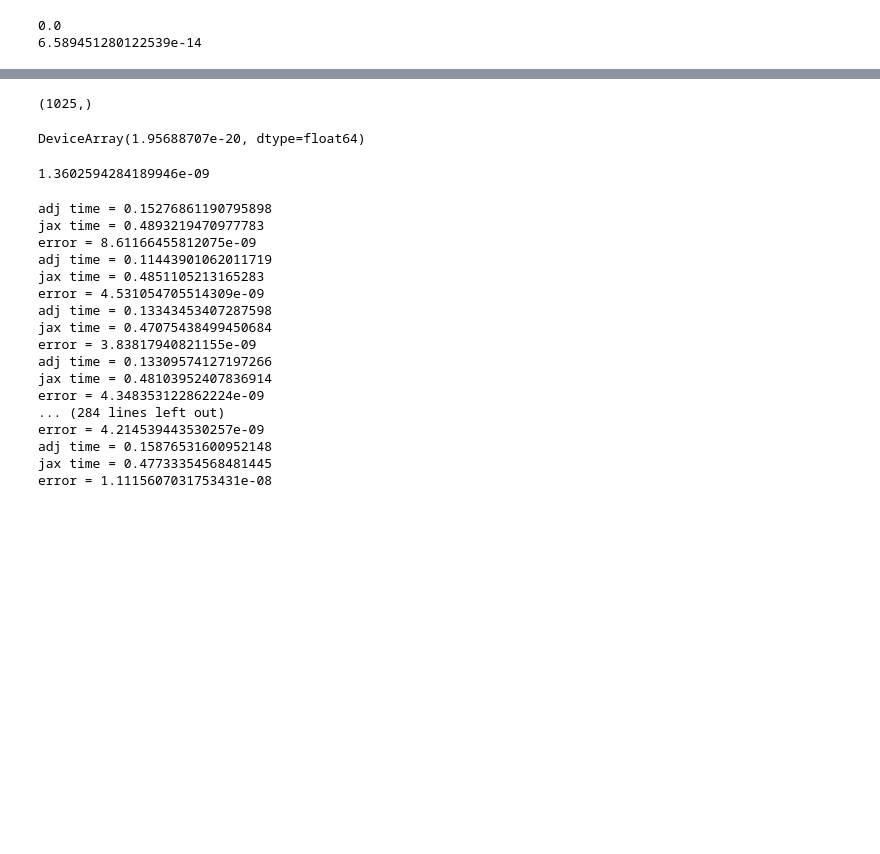
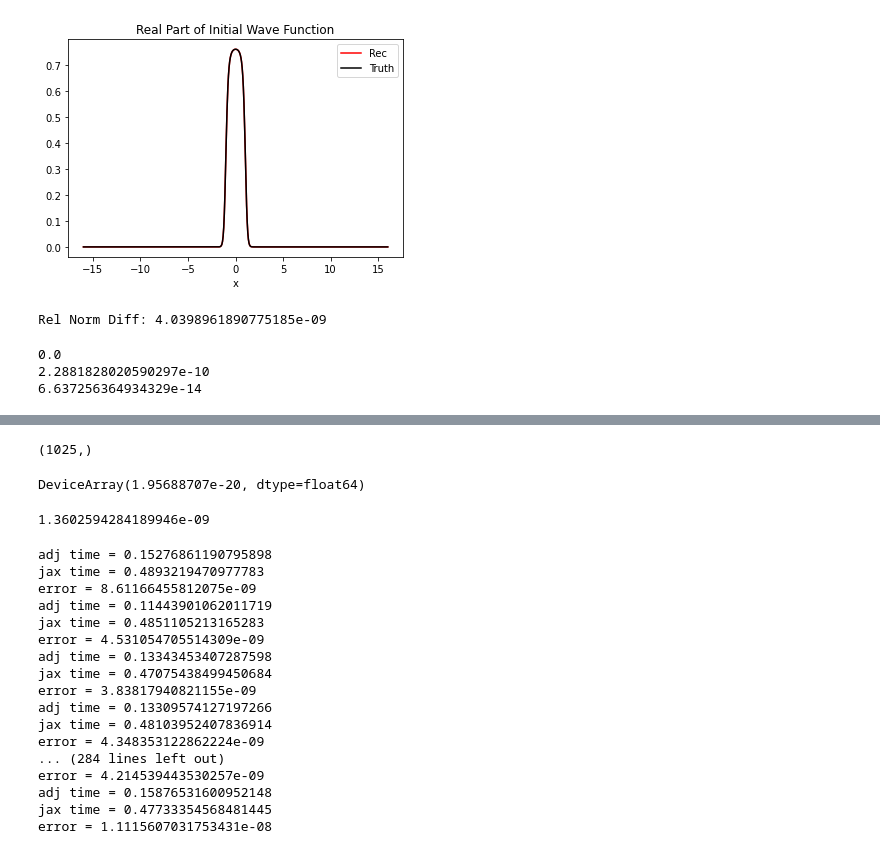
Before and after one commit to kbcollins/tdse, a Jupyter notebook: newschrojaxproduction-02-19-2022-kbc.ipynb, the cells around one changed output, grey strips where cells are left out. Drawn from its saved outputs; the diff is of its cells as text; code cells hidden in the pictures; blank space fills up the shorter version.

```diff
--- a/newschrojaxproduction-02-19-2022-kbc.ipynb
+++ b/newschrojaxproduction-02-19-2022-kbc.ipynb
@@ -37,7 +53,33 @@ vrow = y * (-1)**np.arange(2*nmax+1)
+# %%
+# rounded box function
+def psi0(x):
+    return (1.0 + np.tanh((1 - x**2)/0.5))/2.58046
+
+vraw = np.zeros(nmax+1, dtype=np.complex128)
+for thisn in range(nmax+1):
+    def integ(x):
+        return (2*a)**(-0.5)*np.exp(-1j*np.pi*thisn*x/a)*psi0(x)
+    def rinteg(x):
+        return np.real(integ(x))
+    def iinteg(x):
+        return np.imag(integ(x))
+    vraw[thisn] = si.quad(rinteg, a=-a, b=a)[0] + 1j*si.quad(iinteg, a=-a, b=a)[0]
+
+ainit = np.concatenate([np.conjugate(np.flipud(vraw[1:])), vraw])
+
+# plot the real part of the normalized psi0
+plt.plot(xvec, (ainit@convmat).real, 'r', label="Rec")
+plt.plot(xvec, psi0(xvec).real, 'k', label="Truth")
+plt.title('Real Part of Initial Wave Function')
+plt.xlabel('x')
+plt.legend()
+plt.show()
+
+print('Rel Norm Diff:', nl.norm(psi0(xvec) - ainit@convmat) / nl.norm(psi0(xvec)))
+# %% [output]
+[figure, added]
+Rel Norm Diff: 4.0398961890775185e-09
 # %%
-# create Toeplitz matrix
-vmat = sl.toeplitz(r=vrow,c=np.conj(vrow))
-
 # kinetic matrix
 kmat = np.diag( np.arange(-nmax,nmax+1)**2 * np.pi**2 / (2*a**2) )
 
@@ -53,10 +95,11 @@ spec, states = np.linalg.eigh(hmat)
 # check whether this diagonalizes hmat
 # note that if this is close to zero it means that
 # hmat = states @ np.diag(spec) @ np.conj(states).T
-np.linalg.norm( hmat @ states - states @ np.diag(spec) )
+print(np.linalg.norm( hmat @ states - states @ np.diag(spec) ))
 
 # check whether we have a unitary matrix
 print(np.linalg.norm( states @ np.conj(states).T - np.eye(2*nmax+1) ))
 # %% [output]
 0.0
-6.589451280122539e-14
+2.2881828020590297e-10
+6.637256364934329e-14
```
Also changed, not shown: parts of 13 cells of this notebook, 1 other file.
